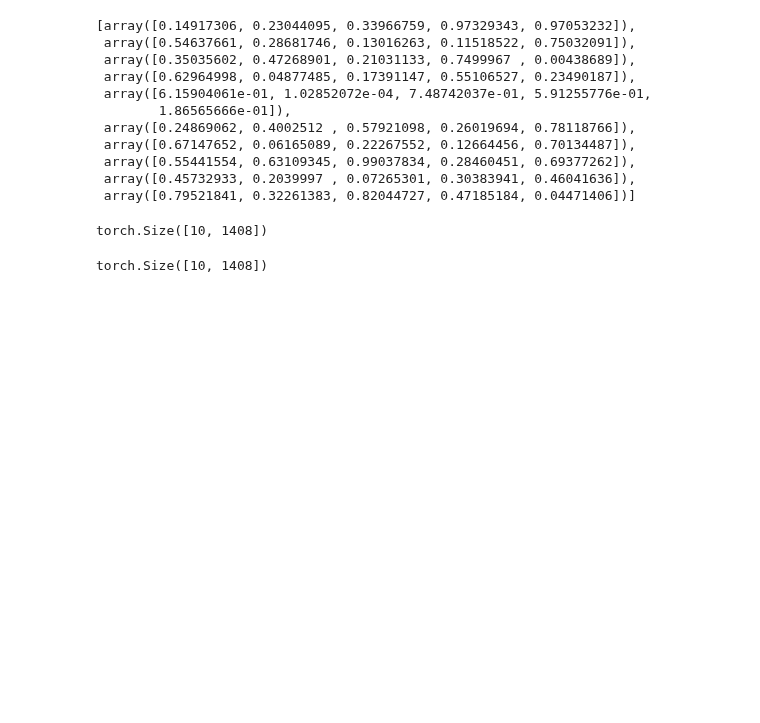
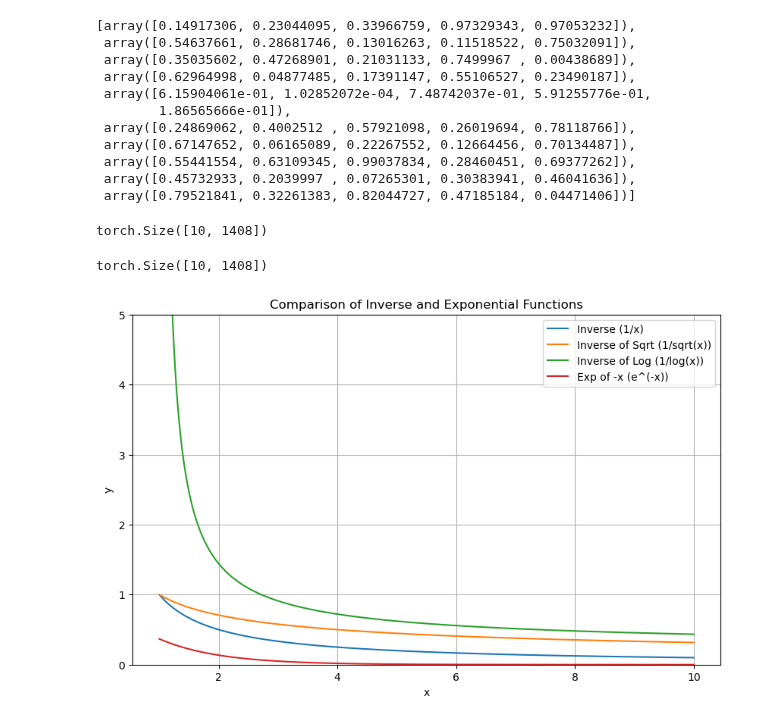
Before and after one commit to HenriSmidt/Alzheimer_Detection, a Jupyter notebook: scratchpad.ipynb, the cells around one changed output. Cells and saved outputs as stored; diff of their text form; code cells hidden in the pictures; blank space fills up the shorter version.

```diff
--- a/scratchpad.ipynb
+++ b/scratchpad.ipynb
@@ -1054,3 +1054,36 @@ torch.Size([10, 1408])
 dataset[0][0].shape
 # %% [output]
 torch.Size([10, 1408])
+# %%
+import numpy as np
+import matplotlib.pyplot as plt
+# Generate x values
+x = np.linspace(1, 10, 400)
+
+# Compute y values for each function
+y_inverse = 1 / x
+y_inverse_sqrt = 1 / np.sqrt(x)
+y_inverse_log = 1 / np.log(x)
+y_exp_neg = np.exp(-x)
+
+# Create the plot
+plt.figure(figsize=(10, 6))
+
+# Plot each function
+plt.plot(x, y_inverse, label="Inverse (1/x)")
+plt.plot(x, y_inverse_sqrt, label="Inverse of Sqrt (1/sqrt(x))")
+plt.plot(x, y_inverse_log, label="Inverse of Log (1/log(x))")
+plt.plot(x, y_exp_neg, label="Exp of -x (e^(-x))")
+
+# Add titles and labels
+plt.title("Comparison of Inverse and Exponential Functions")
+plt.xlabel("x")
+plt.ylabel("y")
+plt.legend()
+plt.grid(True)
+plt.ylim(0, 5)  # Limiting y-axis to 5
+
+# Show the plot
+plt.show()
+# %% [output]
+[figure, added]
```
Also changed, not shown: parts of 2 cells of this notebook, 1 other file.
